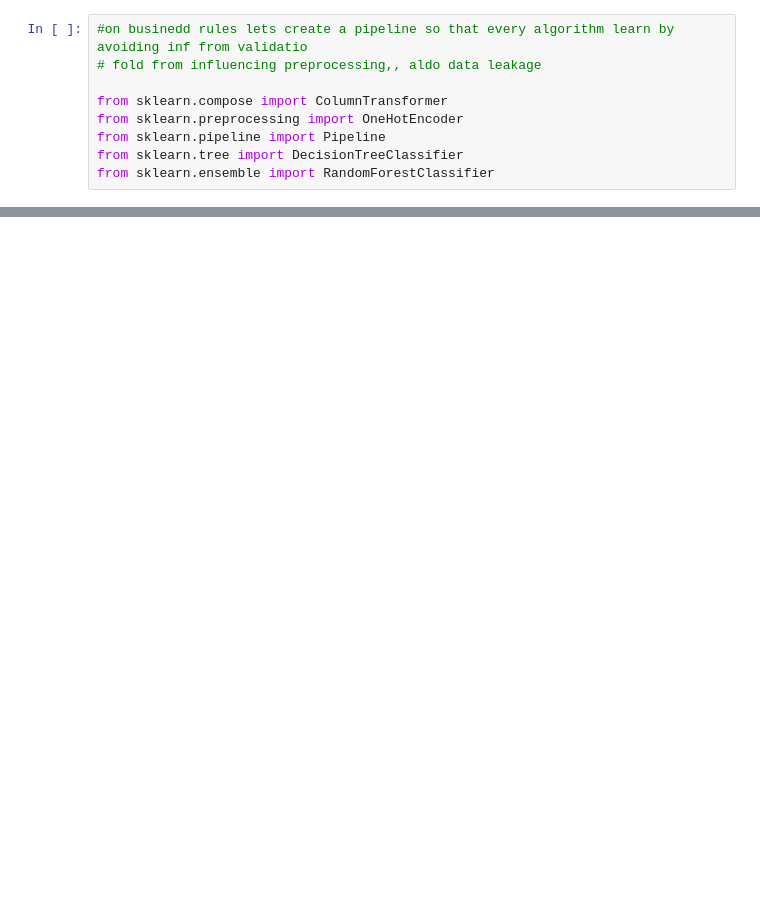
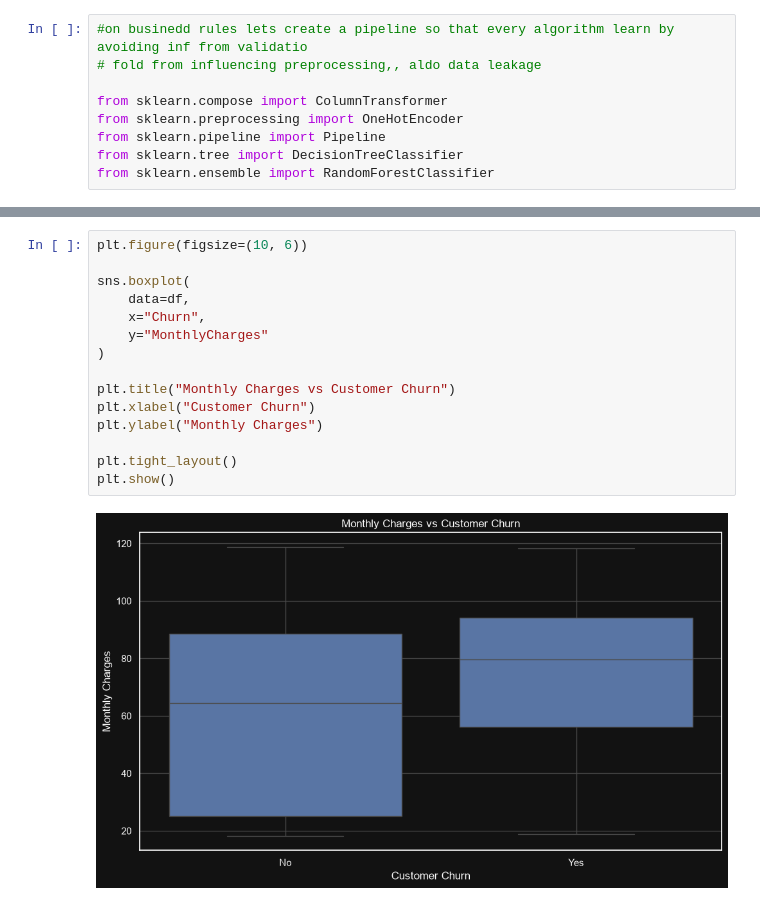
Before and after one commit to Felix-siekei/Churn-model, a Jupyter notebook: churn.ipynb, the cells around one changed output, grey strips where cells are left out. Cells and saved outputs as stored; diff of their text form; blank space fills up the shorter version.

```diff
--- a/churn.ipynb
+++ b/churn.ipynb
@@ -302,0 +699,17 @@ for name,pipeline in models.items():
+# %%
+plt.figure(figsize=(10, 6))
+
+sns.boxplot(
+    data=df,
+    x="Churn",
+    y="MonthlyCharges"
+)
+
+plt.title("Monthly Charges vs Customer Churn")
+plt.xlabel("Customer Churn")
+plt.ylabel("Monthly Charges")
+
+plt.tight_layout()
+plt.show()
+# %% [output]
+[figure, added]
```
Also changed, not shown: parts of 39 cells of this notebook.
